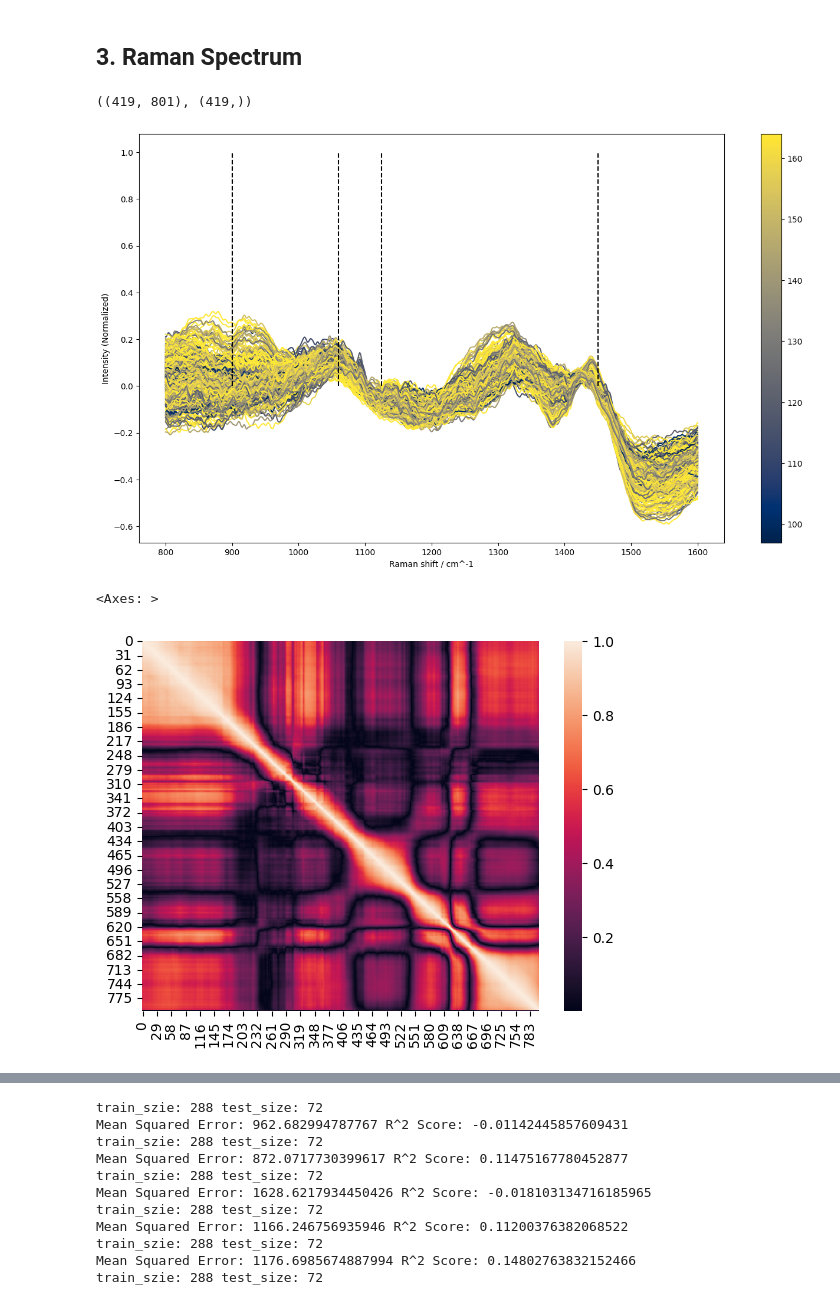
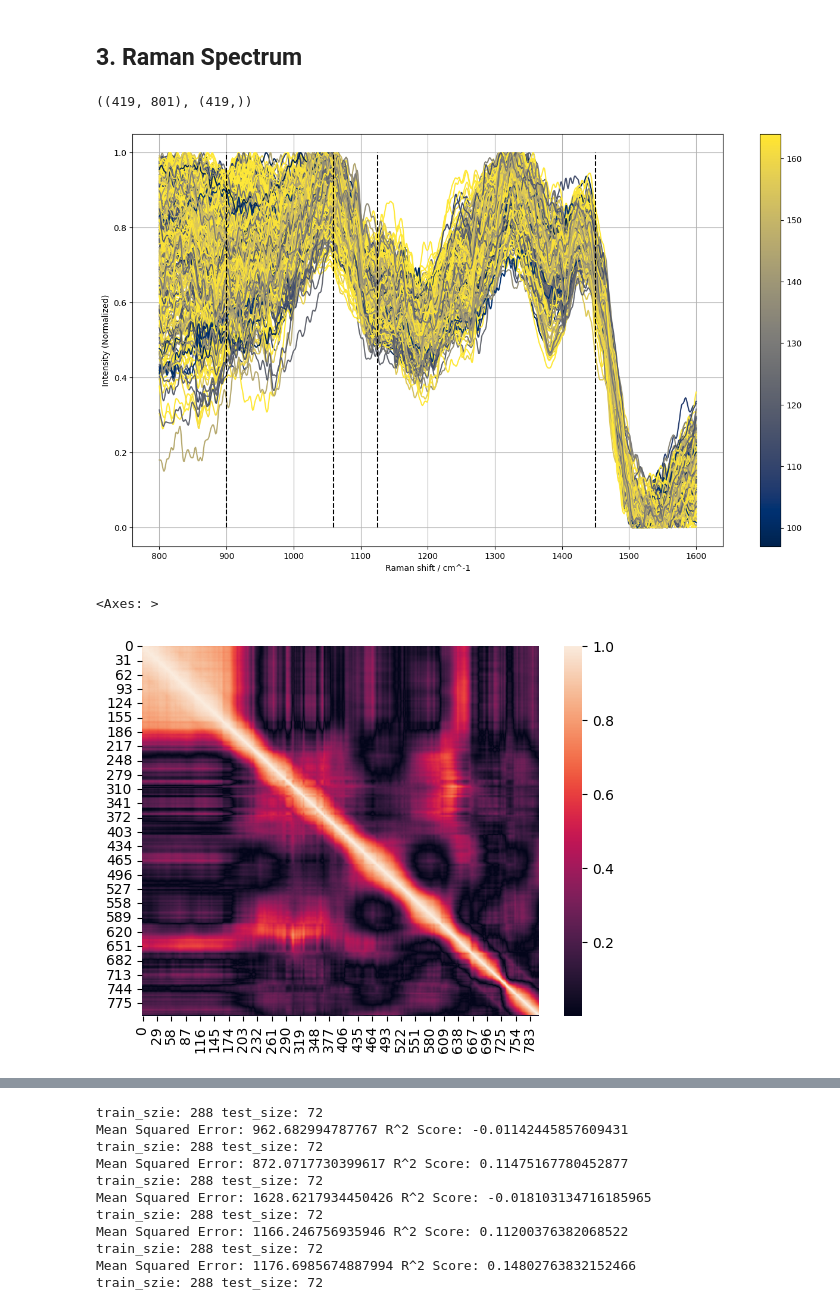
Before and after one commit to akraradets/BloodGlucose-App, a Jupyter notebook: fast_api/notebook/1-analysis.ipynb, the cells around one changed output, grey strips where cells are left out. Drawn from its saved outputs; the diff is of its cells as text; code cells hidden in the pictures.

```diff
--- a/fast_api/notebook/1-analysis.ipynb
+++ b/fast_api/notebook/1-analysis.ipynb
@@ -201,60 +185,49 @@ for row in dataset.itertuples():
     sample = Sample(
         x=np.array(row.raman_shift),
         y=np.array(row.baseline_subtracted),
         interpolate=False,
         verbose=True
     )
     sample.despike(window_length=10,threshold=5)
     sample.interpolate(step=1)
     sample.extract_range(low=750, high=1650)
-    sample.normalized(method='minmax')
     sample.smoothing(window_length=60, polyorder=1)
-    sample.extract_range(low=800, high=1600)
     signal_y, by = rbaseline(sample.x, sample.y, roi=[[905, 915],[1050, 1070],[1100, 1150],[1400,1460]])
-    # f835  = sample.at(np.arange(830, 850)).mean()
-    # f910  = sample.at(np.arange(905, 950)).mean()
-    # f1100 = sample.at(np.arange(1105, 1120)).mean()
-    # f1150 = sample.at(np.arange(1160, 1180)).mean()
-    # f1210 = sample.at(np.arange(1210, 1230)).mean()
-    # f1270 = sample.at(np.arange(1270, 1300)).mean()
-    # f1330 = sample.at(np.arange(1335, 1340)).mean()
-    # f1450 = sample.at(np.arange(1419, 1455)).mean()
-    # f1530 = sample.at(np.arange(1530, 1570)).mean()
-    # f1125 = sample.at(np.arange(1120, 1130)).mean()
-    # print(f1450)
+    sample.y = signal_y.reshape(-1)
     # f911  = sample.at(np.arange(905, 915)).mean()
     # f1060 = sample.at(np.arange(1050, 1070)).mean()
     # f1125 = sample.at(np.arange(1125, 1170)).mean()
-    f1450 = sample.at(np.arange(1440, 1460)).mean()
-    # X.append(np.array([f835,f910,f1100,f1150,f1210,f1270,f1330,f1450,f1530]))
-    # X.append(np.hstack([f835,f910,f1100,f1150,f1210,f1270,f1330,f1450,f1530]))
-    # X.append(np.array([f911/f1450, f1060/f1450, f1125/f1450]))
-    X.append(signal_y.reshape(-1))
+    # f1450 = sample.at(np.arange(1440, 1460)).mean()
+    sample.normalized(method='minmax')
+    sample.extract_range(low=800, high=1600)
+
+    X.append(sample.y)
     y.append(row.glucose_interpolated)
     # sample.plot()
     color = cMap.to_rgba(row.glucose_interpolated)
-    ax.plot(sample.x,signal_y, c=color)
+    ax.plot(sample.x,sample.y, c=color)
     # y.append(row.glucose_target)
 
 fig.colorbar(cMap, ax=ax)
 ax.set_xlabel('Raman shift / cm^-1')
 ax.set_ylabel('Intensity (Normalized)')
 plt.vlines(ymin=0, ymax=1, x=[900, 1060, 1125, 1450], color='black', linestyle='--')
+plt.grid()
 X = np.array(X)
 y = np.array(y)
 # X = X[y > 0]
 # y = y[y > 0]
 X.shape, y.shape
 # %% [output]
 ((419, 801), (419,))
-[figure, old version]
+[figure, new version]
 # %%
 import seaborn as sns
 cor = abs(np.corrcoef(np.hstack([X,y.reshape(-1,1)]).T))
 sns.heatmap(cor, annot=False)
 # %% [output]
 <Axes: >
-[figure, old version]
+[figure, new version]
 # %%
 a = abs(cor[:,-1])
 print(a[a.argsort()[::-1]])
```
Also changed, not shown: parts of 8 cells of this notebook, 4 other files.
